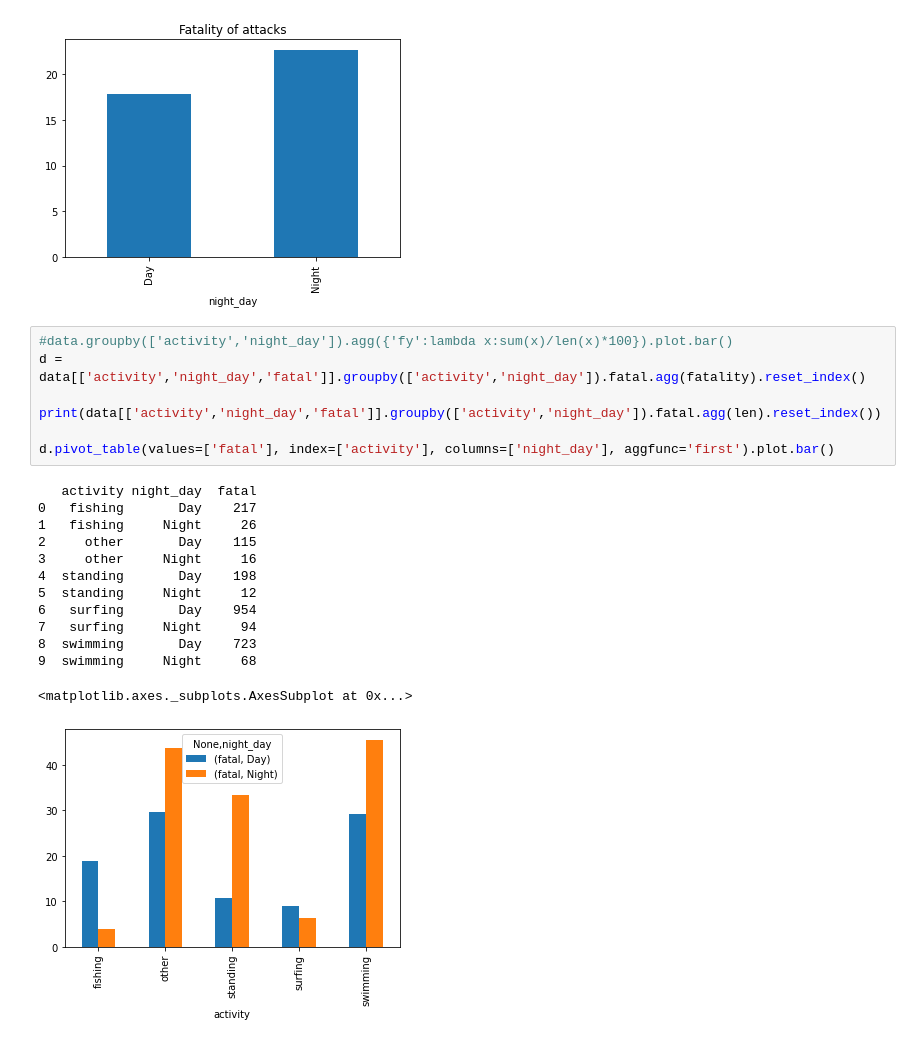
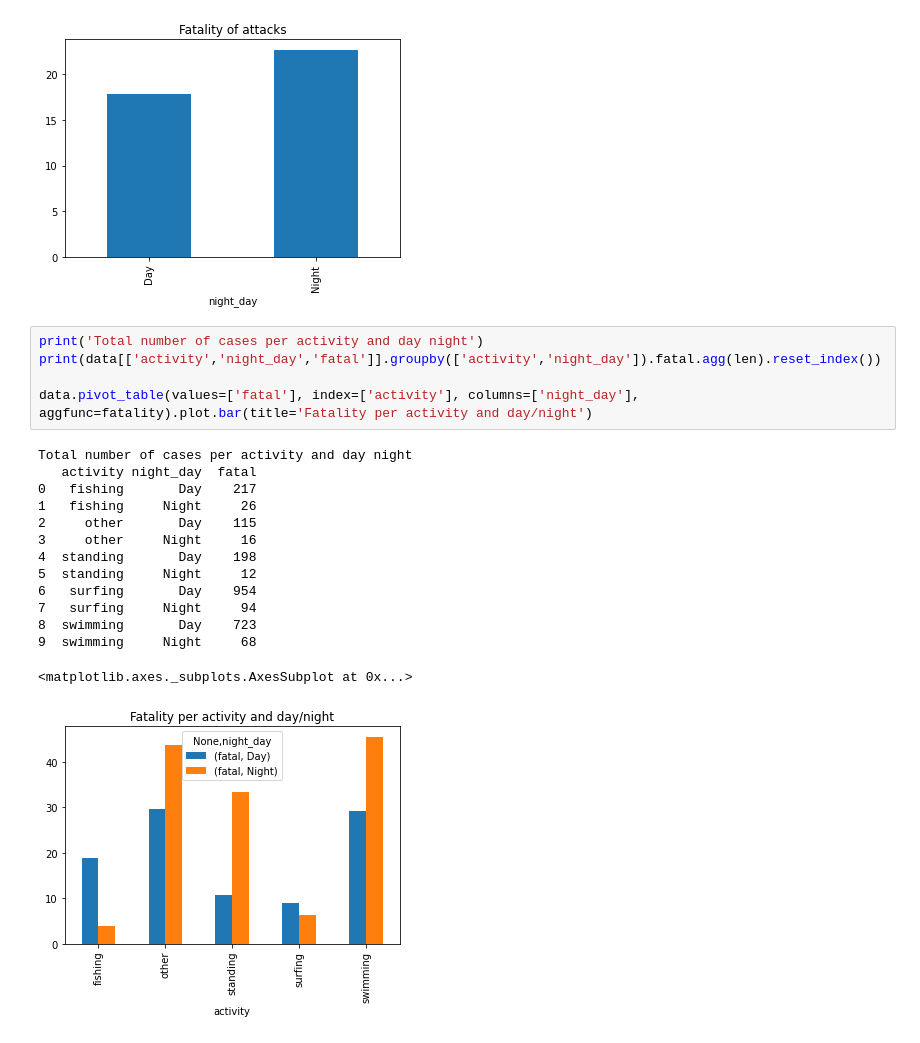
Before and after one commit to DavidCarricondo/data-cleaning-pandas, a Jupyter notebook: Analysis.ipynb, the cells around one changed output. Drawn from its saved outputs; the diff is of its cells as text.

```diff
--- a/Analysis.ipynb
+++ b/Analysis.ipynb
@@ -70,23 +54,22 @@ Name: fatal, dtype: float64
 <matplotlib.axes._subplots.AxesSubplot at 0x...>
 [figure]
 # %%
-#data.groupby(['activity','night_day']).agg({'fy':lambda x:sum(x)/len(x)*100}).plot.bar()
-d = data[['activity','night_day','fatal']].groupby(['activity','night_day']).fatal.agg(fatality).reset_index()
-
+print('Total number of cases per activity and day night')
 print(data[['activity','night_day','fatal']].groupby(['activity','night_day']).fatal.agg(len).reset_index())
 
-d.pivot_table(values=['fatal'], index=['activity'], columns=['night_day'], aggfunc='first').plot.bar()
+data.pivot_table(values=['fatal'], index=['activity'], columns=['night_day'], aggfunc=fatality).plot.bar(title='Fatality per activity and day/night')
 # %% [output]
+Total number of cases per activity and day night
    activity night_day  fatal
 0   fishing       Day    217
 1   fishing     Night     26
 2     other       Day    115
 3     other     Night     16
 4  standing       Day    198
 5  standing     Night     12
 6   surfing       Day    954
 7   surfing     Night     94
 8  swimming       Day    723
 9  swimming     Night     68
 <matplotlib.axes._subplots.AxesSubplot at 0x...>
-[figure, old version]
+[figure, new version]
```
Also changed, not shown: parts of 6 cells of this notebook, 2 other files.
